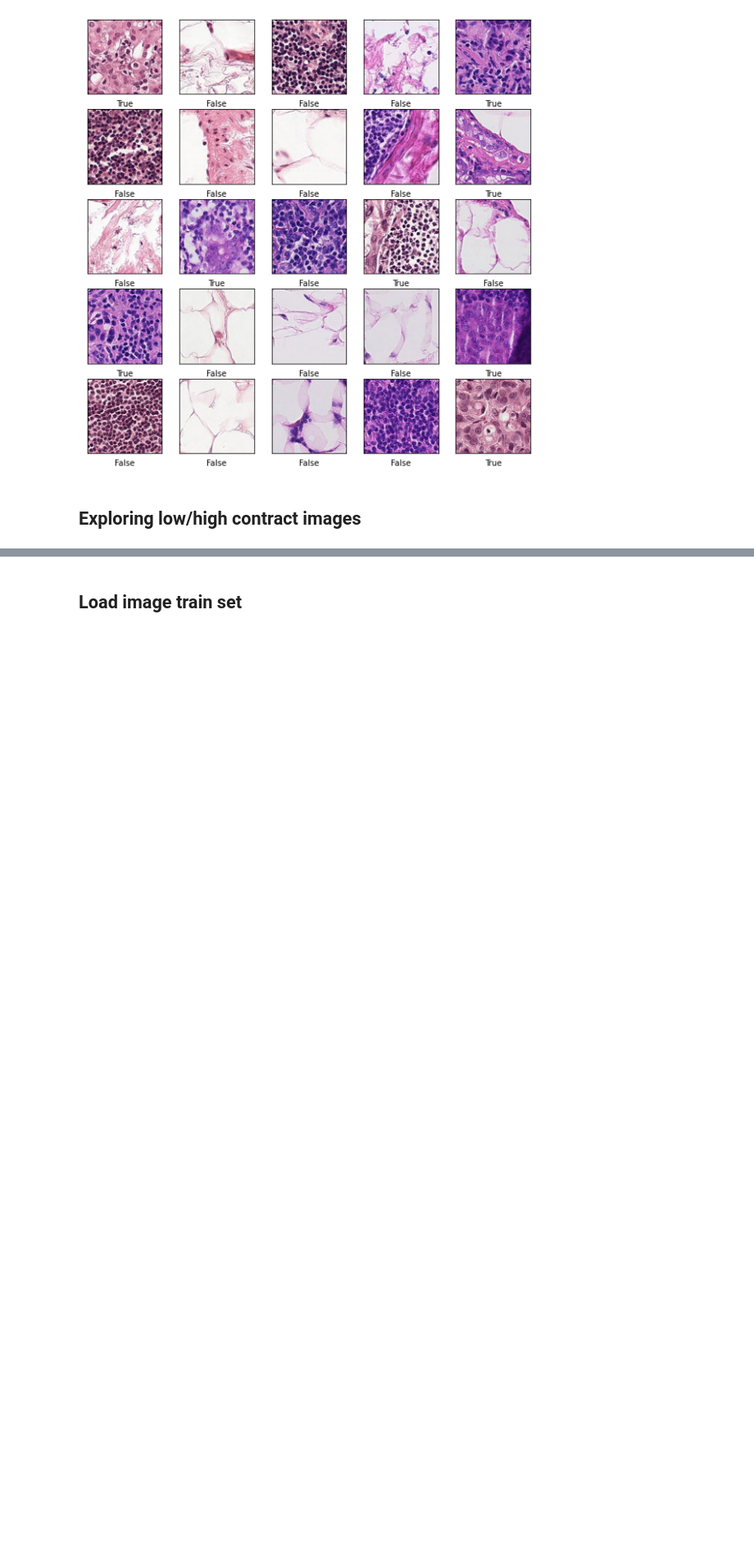
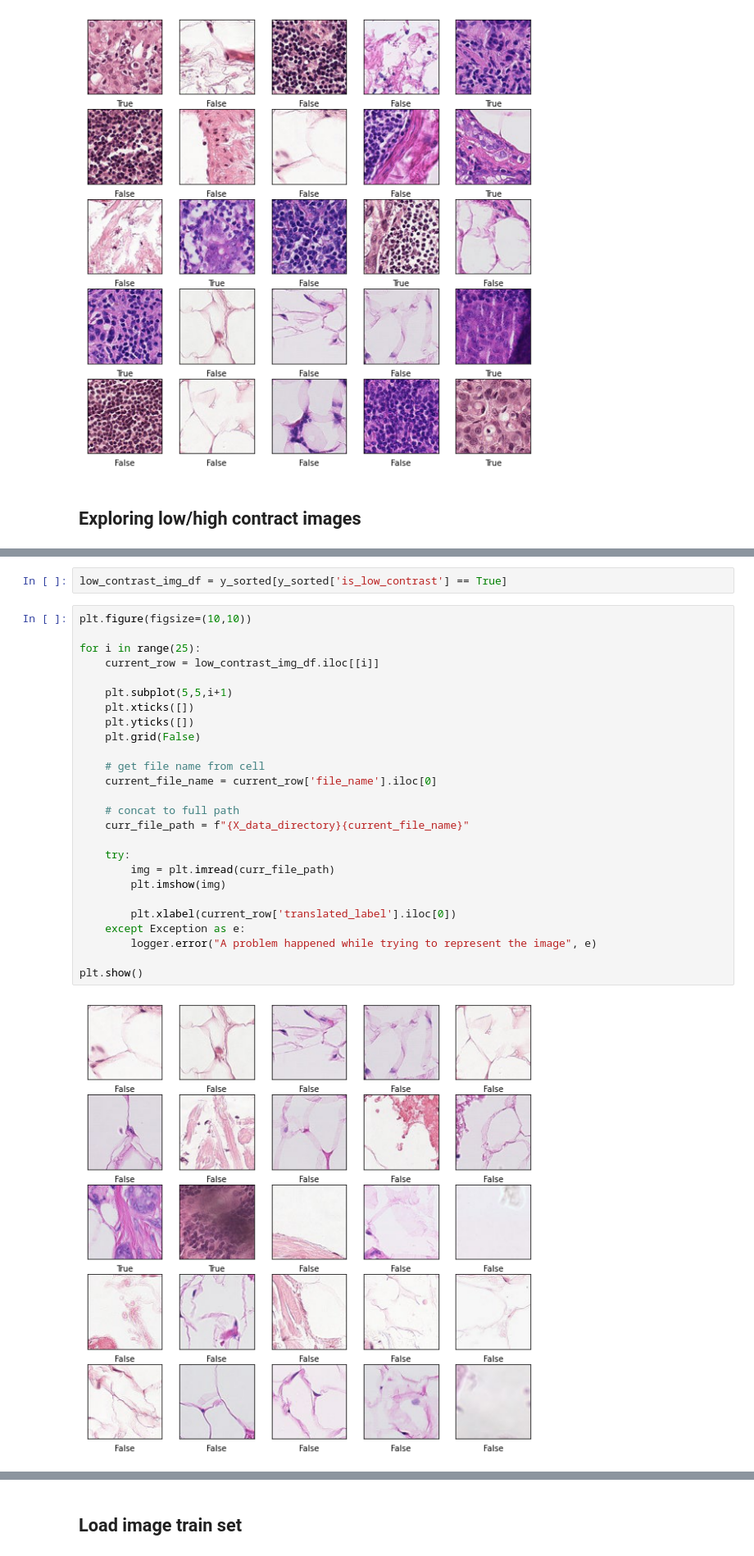
Before and after one commit to alexakh95/datasciense-uni-project, a Jupyter notebook: notebooks/histopathologic_cancer_detection/project.ipynb, the cells around one changed output, grey strips where cells are left out. Shown at 82% size. Cells and saved outputs as stored; diff of their text form; blank space fills up the shorter version.

```diff
--- a/notebooks/histopathologic_cancer_detection/project.ipynb
+++ b/notebooks/histopathologic_cancer_detection/project.ipynb
@@ -170,0 +192,30 @@ plt.show()
+# %%
+low_contrast_img_df = y_sorted[y_sorted['is_low_contrast'] == True]
+# %%
+plt.figure(figsize=(10,10))
+
+for i in range(25):
+    current_row = low_contrast_img_df.iloc[[i]]
+
+    plt.subplot(5,5,i+1)
+    plt.xticks([])
+    plt.yticks([])
+    plt.grid(False)
+
+    # get file name from cell
+    current_file_name = current_row['file_name'].iloc[0]
+
+    # concat to full path
+    curr_file_path = f"{X_data_directory}{current_file_name}"
+
+    try:
+        img = plt.imread(curr_file_path)
+        plt.imshow(img)
+
+        plt.xlabel(current_row['translated_label'].iloc[0])
+    except Exception as e:
+        logger.error("A problem happened while trying to represent the image", e)
+
+plt.show()
+# %% [output]
+[figure, added]
```
Also changed, not shown: parts of 7 cells of this notebook.
